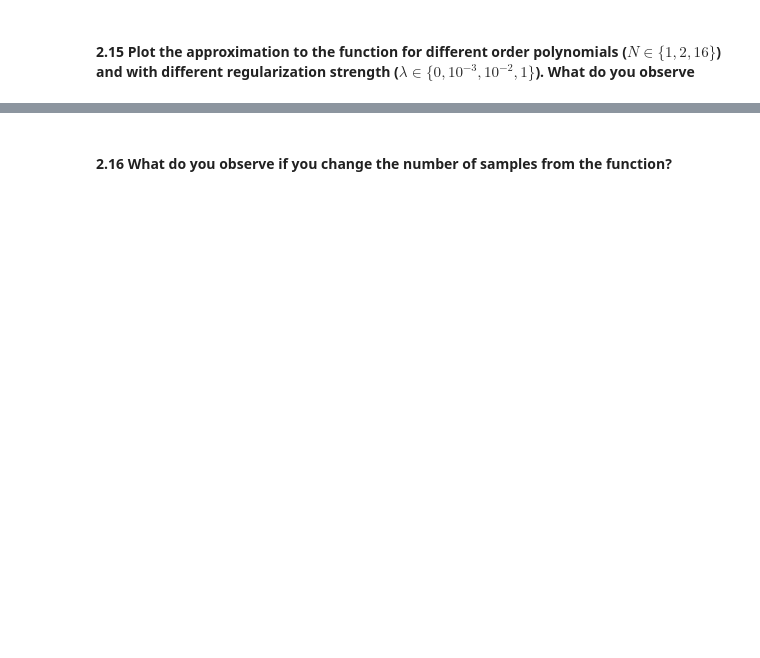
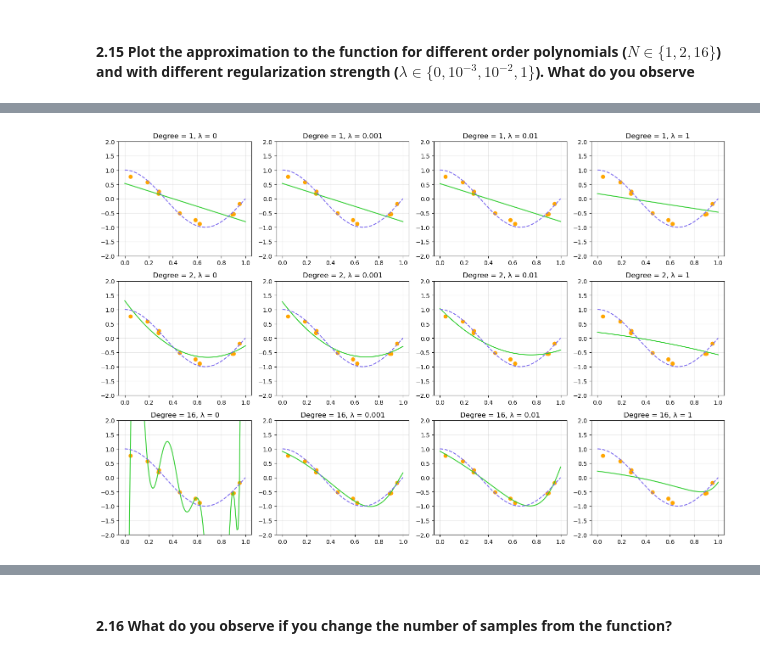
Before and after one commit to taistt/modeling-lab, a Jupyter notebook: groupL_block3_Assignment/theory_assignment.ipynb, the cells around one changed output, grey strips where cells are left out. Saved outputs shown, nothing was run; the diff lists cells and outputs as text; code cells hidden in the pictures; blank space fills up the shorter version.

```diff
--- a/groupL_block3_Assignment/theory_assignment.ipynb
+++ b/groupL_block3_Assignment/theory_assignment.ipynb
@@ -681,0 +796,29 @@ plt.legend()
+# %%
+lambdas = [0, 1e-3, 1e-2, 1]
+
+fig, axes = plt.subplots(3, 4, figsize=(15, 10))
+
+for i, degree in enumerate(degrees):
+    for j, lam in enumerate(lambdas):
+
+        polynomial_features = PolynomialFeatures(degree=degree, include_bias=False)
+
+        ridge_regression = Ridge(alpha=lam)
+        pipeline_ridge = Pipeline([("polynomial_features", polynomial_features),
+                             ("ridge_regression", ridge_regression)])
+
+        pipeline_ridge.fit(X[:, np.newaxis], y)
+
+        ax = axes[i, j]
+        ax.plot(X_test, pipeline_ridge.predict(X_test[:, np.newaxis]), color="limegreen", label="Polynomial fit")
+        ax.scatter(X, y, label="Noisy samples", color="orange")
+        ax.plot(X_test, true_function(X_test), "r--", color="mediumslateblue", label="True function")
+
+        ax.set_title(f"Degree = {degree}, λ = {lam}")
+        ax.set_ylim(-2, 2)
+        ax.grid(alpha=0.3)
+
+plt.tight_layout()
+plt.show()
+# %% [output]
+[figure, added]
```
Also changed, not shown: parts of 33 cells of this notebook.
